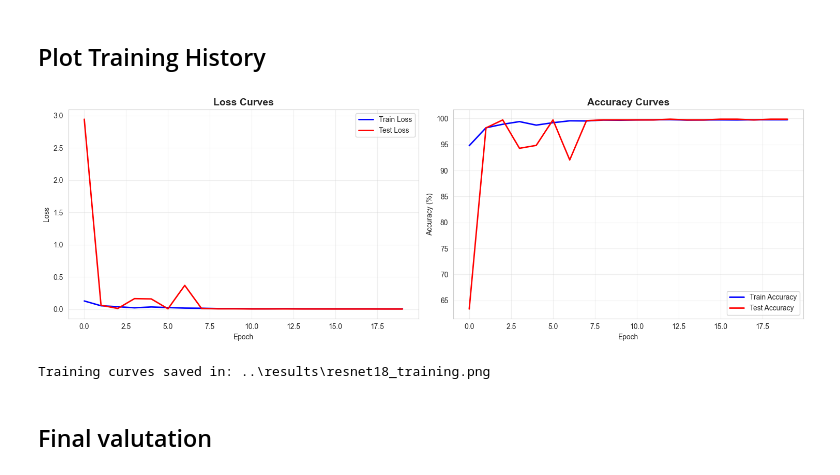
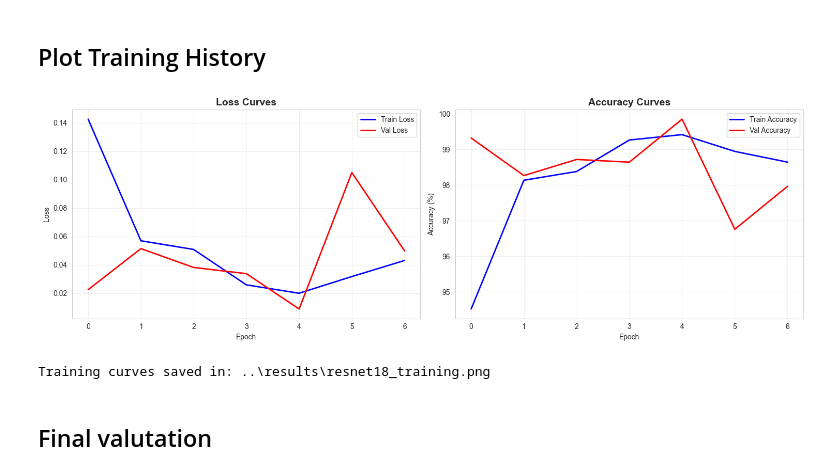
Before and after one commit to Dadox09/Quality-Control-AI-Detector, a Jupyter notebook: notebooks/02_resnet18_training.ipynb, the cells around one changed output. Drawn from its saved outputs; the diff is of its cells as text; code cells hidden in the pictures.

```diff
--- a/notebooks/02_resnet18_training.ipynb
+++ b/notebooks/02_resnet18_training.ipynb
@@ -229,9 +241,10 @@ Scheduler: StepLR (step=7, gamma=0.1)
 history = {
     'train_loss': [],
     'train_acc': [],
-    'test_loss': [],
-    'test_acc': []
+    'val_loss': [],
+    'val_acc': []
 }
+
 
 def train_epoch(model, loader, criterion, optimizer, device):
     """Training per one epoch"""
@@ -285,6 +298,7 @@ def evaluate(model, loader, criterion, device):
 # Training!
 print("Starting training...\n")
 best_acc = 0.0
+patience = 0
 
 for epoch in range(1, NUM_EPOCHS + 1):
     print(f"\n{'='*60}")
@@ -295,7 +309,7 @@ for epoch in range(1, NUM_EPOCHS + 1):
     train_loss, train_acc = train_epoch(model, train_loader, criterion, optimizer, device)
 
     # Evaluate
-    test_loss, test_acc = evaluate(model, test_loader, criterion, device)
+    val_loss, val_acc = evaluate(model, val_loader, criterion, device)
 
     # Update scheduler
     scheduler.step()
@@ -303,21 +317,26 @@ for epoch in range(1, NUM_EPOCHS + 1):
     # Save history
     history['train_loss'].append(train_loss)
     history['train_acc'].append(train_acc)
-    history['test_loss'].append(test_loss)
-    history['test_acc'].append(test_acc)
+    history['val_loss'].append(val_loss)
+    history['val_acc'].append(val_acc)
 
     print(f"\nResults:")
     print(f"  Train Loss: {train_loss:.4f} | Train Acc: {train_acc:.2f}%")
-    print(f"  Test Loss:  {test_loss:.4f} | Test Acc:  {test_acc:.2f}%")
+    print(f"  Val Loss:  {val_loss:.4f} | Val Acc:  {val_acc:.2f}%")
 
     # Save best model
-    if test_acc > best_acc:
-        best_acc = test_acc
+    if val_acc > best_acc:
+        best_acc = val_acc
         torch.save(model.state_dict(), RESULTS_DIR / 'resnet18_best.pth')
         print(f" Best model saved! (Acc: {best_acc:.2f}%)")
+    else:
+        patience = patience + 1
+
+    if patience == 5:
+        break
 
 print(f"\n🎉 Training completed!")
-print(f"🏆 Best test accuracy: {best_acc:.2f}%")
+print(f"🏆 Best val accuracy: {best_acc:.2f}%")
 # %% [output]
 Starting training...
 
@@ -411,31 +399,31 @@ Epoch 12/20
 # %%
 fig, (ax1, ax2) = plt.subplots(1, 2, figsize=(15, 5))
 
 # Loss
 ax1.plot(history['train_loss'], 'b-', label='Train Loss', linewidth=2)
-ax1.plot(history['test_loss'], 'r-', label='Test Loss', linewidth=2)
+ax1.plot(history['val_loss'], 'r-', label='Val Loss', linewidth=2)
 ax1.set_title('Loss Curves', fontsize=14, fontweight='bold')
 ax1.set_xlabel('Epoch')
 ax1.set_ylabel('Loss')
 ax1.legend()
 ax1.grid(True, alpha=0.3)
 
 # Accuracy
 ax2.plot(history['train_acc'], 'b-', label='Train Accuracy', linewidth=2)
-ax2.plot(history['test_acc'], 'r-', label='Test Accuracy', linewidth=2)
+ax2.plot(history['val_acc'], 'r-', label='Val Accuracy', linewidth=2)
 ax2.set_title('Accuracy Curves', fontsize=14, fontweight='bold')
 ax2.set_xlabel('Epoch')
 ax2.set_ylabel('Accuracy (%)')
 ax2.legend()
 ax2.grid(True, alpha=0.3)
 
 plt.tight_layout()
 plt.savefig(RESULTS_DIR / 'resnet18_training.png', dpi=300, bbox_inches='tight')
 plt.show()
 
 print(f"Training curves saved in: {RESULTS_DIR / 'resnet18_training.png'}")
 # %% [output]
-[figure, old version]
+[figure, new version]
 Training curves saved in: ..\results\resnet18_training.png
 # %% [markdown]
 ## Final valutation
```
Also changed, not shown: parts of 7 cells of this notebook, 4 other files.
